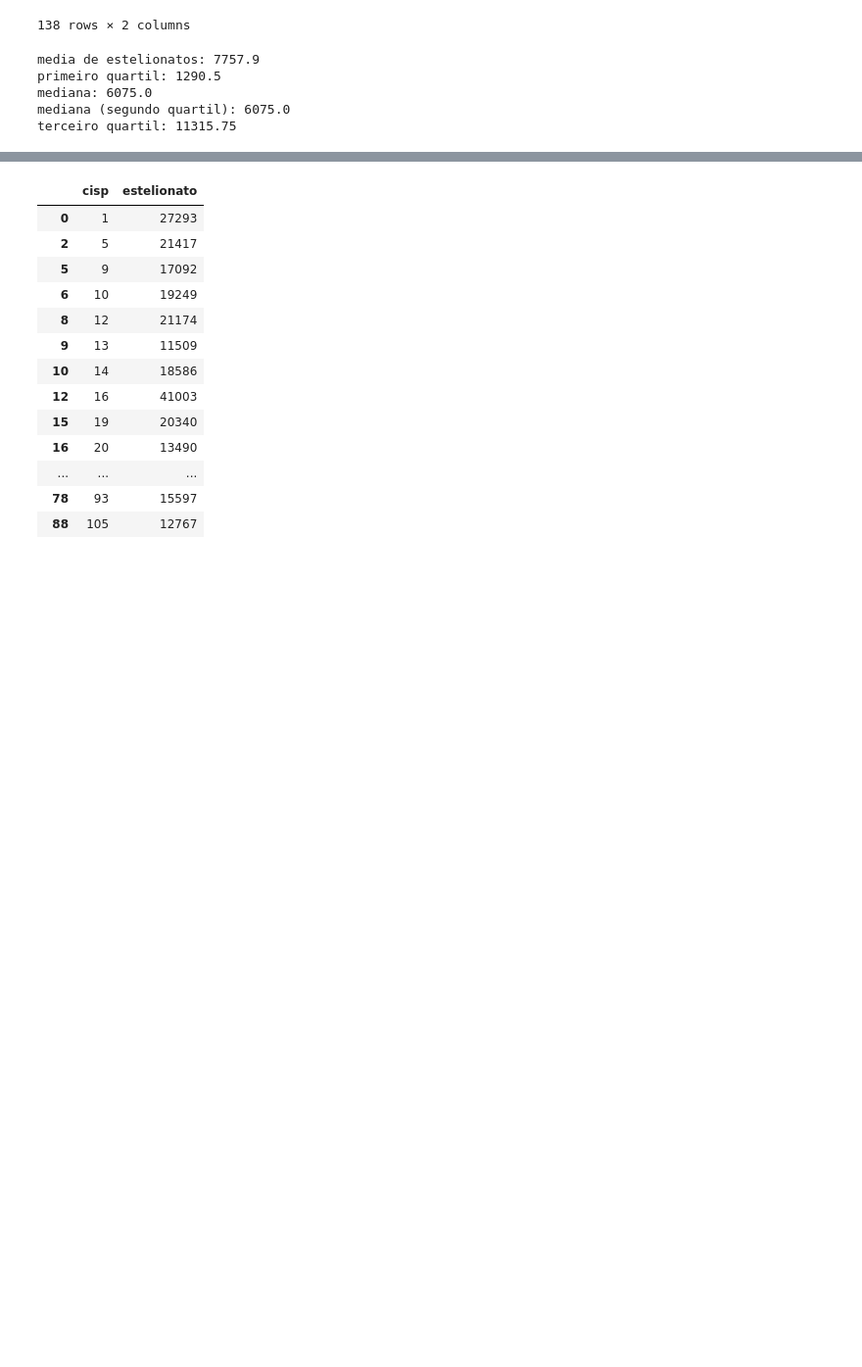
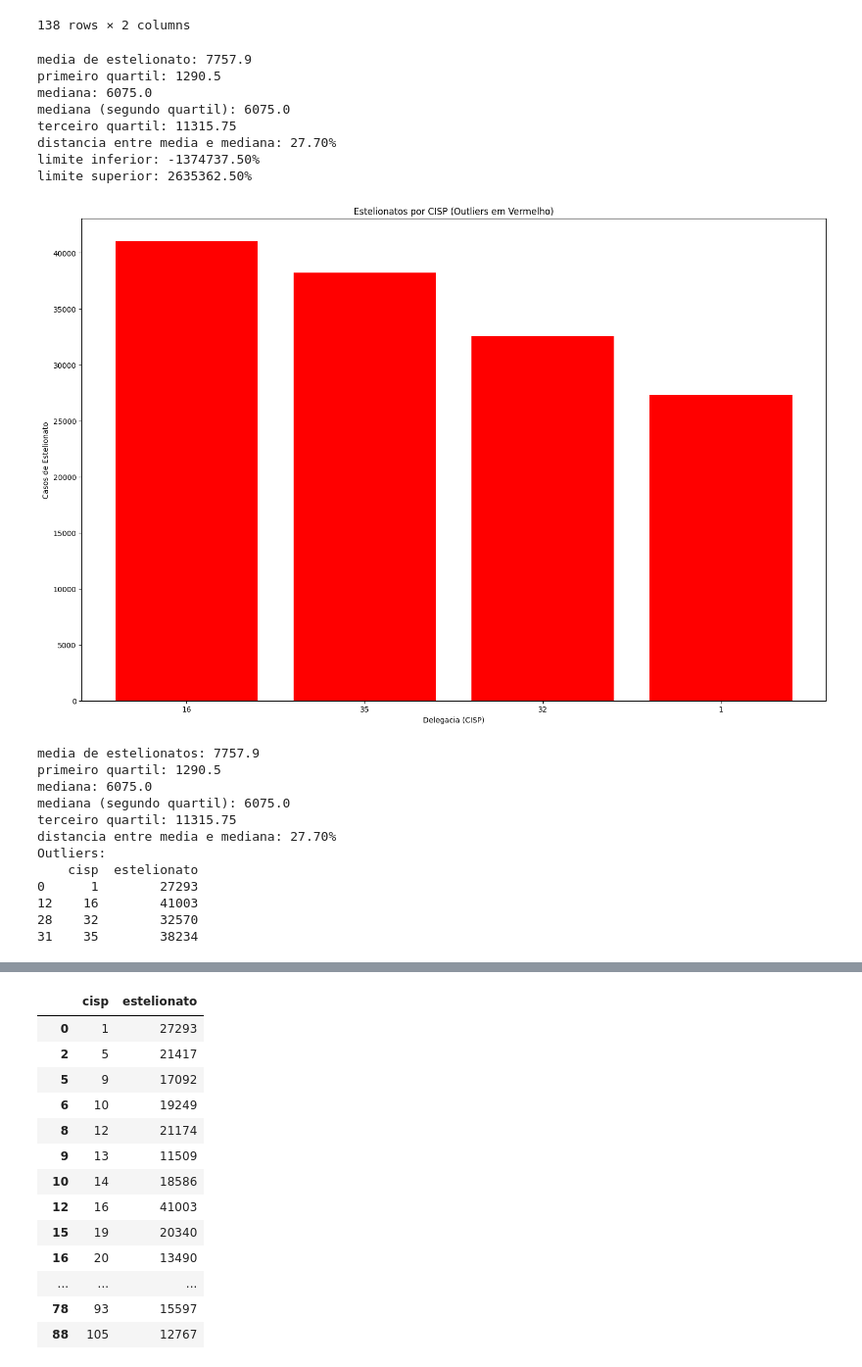
Before and after one commit to MatheusVieira12/Repo_Senac, a Jupyter notebook: atividades/atv_np.ipynb, the cells around one changed output, grey strips where cells are left out. Shown: that part at 98% size. Drawn from its saved outputs; the diff is of its cells as text; code cells hidden in the pictures; blank space fills up the shorter version.

```diff
--- a/atividades/atv_np.ipynb
+++ b/atividades/atv_np.ipynb
@@ -253,6 +243,54 @@ BaseDP_estelionato
 | 136 | 167 | 2338 |
 | 137 | 168 | 449 |
 138 rows × 2 columns
+# %%
+
+base_est_estelionato = np.array(BaseDP_estelionato['estelionato'])
+mediana = np.median(base_est_estelionato)
+media = np.mean(base_est_estelionato).round(1)
+
+q1 = np.percentile(base_est_estelionato, 25)
+q2 = np.percentile(base_est_estelionato, 50)
+q3 = np.percentile(base_est_estelionato, 75)
+
+print((f'media de estelionato: {media}'))
+print((f'primeiro quartil: {q1}'))
+print((f'mediana: {mediana}'))
+print((f'mediana (segundo quartil): {q2}'))
+print((f'terceiro quartil: {q3}'))
+distancia = (media - mediana) / mediana
+print((f'distancia entre media e mediana: {distancia * 100:.2f}%'))
+
+iqr  = q3 - q1
+limite_inferior = q1 - (1.5 * iqr)
+limite_superior = q3 + (1.5 * iqr)
+
+print((f'limite inferior: {limite_inferior*100:.2f}%'))
+print((f'limite superior: {limite_superior*100:.2f}%'))
+
+BaseDP_estelionato_ordenado = BaseDP_estelionato.sort_values(by='estelionato', ascending=False)
+
+BaseDP_estelionato_ordenado['cisp'] = BaseDP_estelionato_ordenado['cisp'].astype(str)
+
+outliers = BaseDP_estelionato_ordenado[BaseDP_estelionato_ordenado['estelionato'] > limite_superior]
+
+plt.figure(figsize=(15, 10))
+plt.bar(outliers['cisp'], outliers['estelionato'], color='red')
+plt.title('Estelionatos por CISP (Outliers em Vermelho)')
+plt.xlabel('Delegacia (CISP)')
+plt.ylabel('Casos de Estelionato')
+plt.tight_layout()
+plt.show()
+# %% [output]
+media de estelionato: 7757.9
+primeiro quartil: 1290.5
+mediana: 6075.0
+mediana (segundo quartil): 6075.0
+terceiro quartil: 11315.75
+distancia entre media e mediana: 27.70%
+limite inferior: -1374737.50%
+limite superior: 2635362.50%
+[figure, added]
 # %%
 base_est_estelio = np.array(BaseDP_estelionato['estelionato'])
 mediana = np.median(base_est_estelio)
@@ -265,9 +303,34 @@ print((f'primeiro quartil: {q1}'))
 print((f'mediana: {mediana}'))
 print((f'mediana (segundo quartil): {q2}'))
 print((f'terceiro quartil: {q3}'))
+
+distancia = (media - mediana) / mediana
+print((f'distancia entre media e mediana: {distancia * 100:.2f}%')) ### a distancia entre media e mediana < 10% : media é uma medida confiavel
+### distancia > 10% < 25 : uma medida extrema tá puxando a media para cima
+### distancia > 25% : media não é uma medida confiavel, utilizar mediana
+### se a media for menor que a mediana: influencia de valores extremos para baixo
+### se a media for maior que a mediana: influencia de valores extremos para cima
+IQR  = q3 - q1
+limite_inferior = q1 - (1.5 * IQR)
+limite_superior = q3 + (1.5 * IQR)
+
+outliers = BaseDP_estelionato[
+    (BaseDP_estelionato['estelionato'] < limite_inferior) |
+    (BaseDP_estelionato['estelionato'] > limite_superior)
+]
+
+print("Outliers:")
+print(outliers)
 # %% [output]
 media de estelionatos: 7757.9
 primeiro quartil: 1290.5
 mediana: 6075.0
 mediana (segundo quartil): 6075.0
 terceiro quartil: 11315.75
+distancia entre media e mediana: 27.70%
+Outliers:
+    cisp  estelionato
+0      1        27293
+12    16        41003
+28    32        32570
+31    35        38234
```
Also changed, not shown: parts of 5 cells of this notebook, 2 other files.
